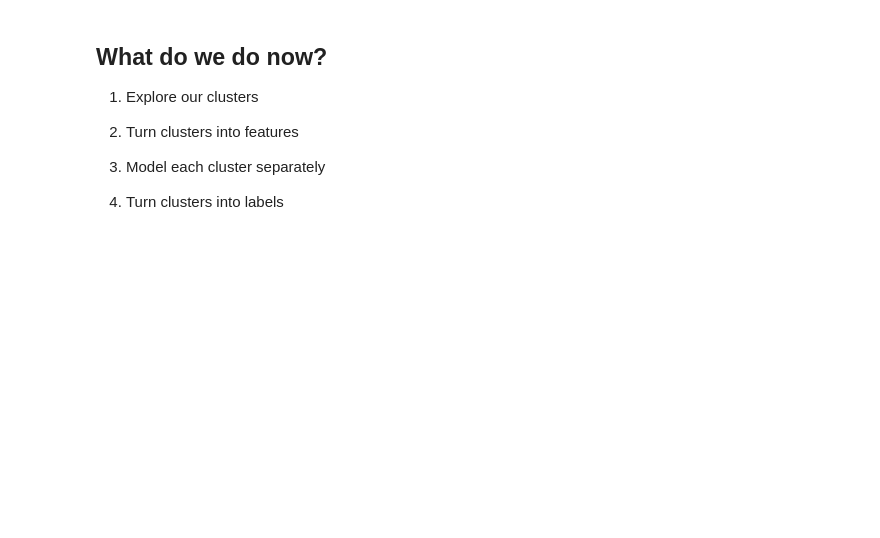
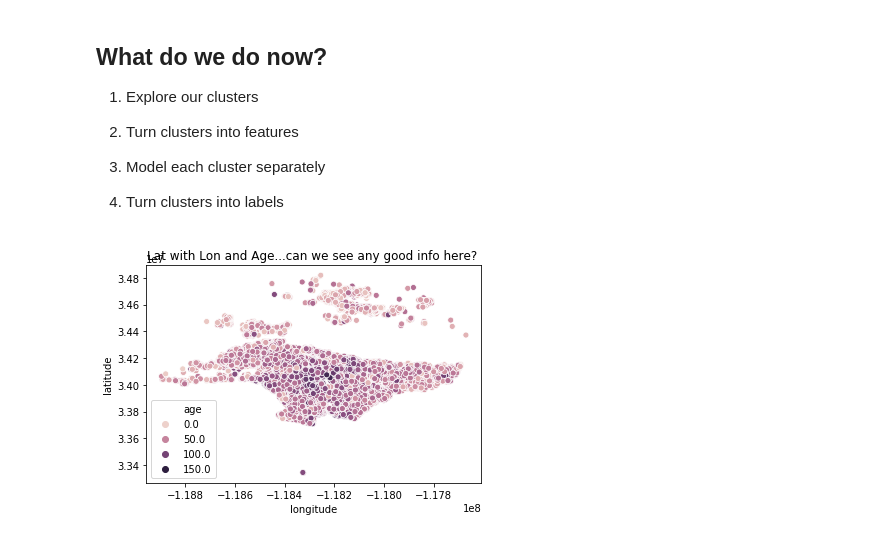
Before and after one commit to CodeupClassroom/darden-clustering, a Jupyter notebook: I_have_clusters_now_what.ipynb, the cells around one changed output. Cells and saved outputs as stored; diff of their text form; code cells hidden in the pictures; blank space fills up the shorter version.

Commit message:
now what cluster lesson

```diff
--- a/I_have_clusters_now_what.ipynb
+++ b/I_have_clusters_now_what.ipynb
@@ -587,0 +591,10 @@ train_clusters.head()
+# %%
+def get_centroids(cluster_vars, cluster_col_name):
+    centroid_col_names = ['centroid_' + i for i in cluster_vars]
+
+    centroids = pd.DataFrame(kmeans.cluster_centers_,
+             columns=centroid_col_names).reset_index().rename(columns={'index': cluster_col_name})
+
+    return centroids
+# %%
+centroids = get_centroids(cluster_vars, cluster_col_name='size_cluster')
@@ -587,0 +603,22 @@ train_clusters.head()
+# %%
+def add_to_train(cluster_col_name):
+    # concatenate cluster id
+    X_train2 = pd.concat([X_train, train_clusters], axis=1)
+
+    # join on clusterid to get centroids
+    X_train2 = X_train2.merge(centroids, how='left',
+                            on=cluster_col_name).\
+                        set_index(X_train.index)
+
+    # concatenate cluster id
+    X_train_scaled2 = pd.concat([X_train_scaled, train_clusters],
+                               axis=1)
+
+    # join on clusterid to get centroids
+    X_train_scaled2 = X_train_scaled2.merge(centroids, how='left',
+                                          on=cluster_col_name).\
+                            set_index(X_train.index)
+
+    return X_train2, X_train_scaled2
+# %%
+X_train, X_train_scaled = add_to_train(cluster_col_name = 'size_cluster')
@@ -595,3 +652,9 @@ train_clusters.head()
 3. Model each cluster separately
 
 4. Turn clusters into labels
+# %%
+sns.scatterplot(x='longitude', y='latitude', hue='age', data=X_train)
+plt.title("Lat with Lon and Age...can we see any good info here? ")
+plt.show()
+# %% [output]
+[figure, added]
```
Also changed, not shown: parts of 21 cells of this notebook.
